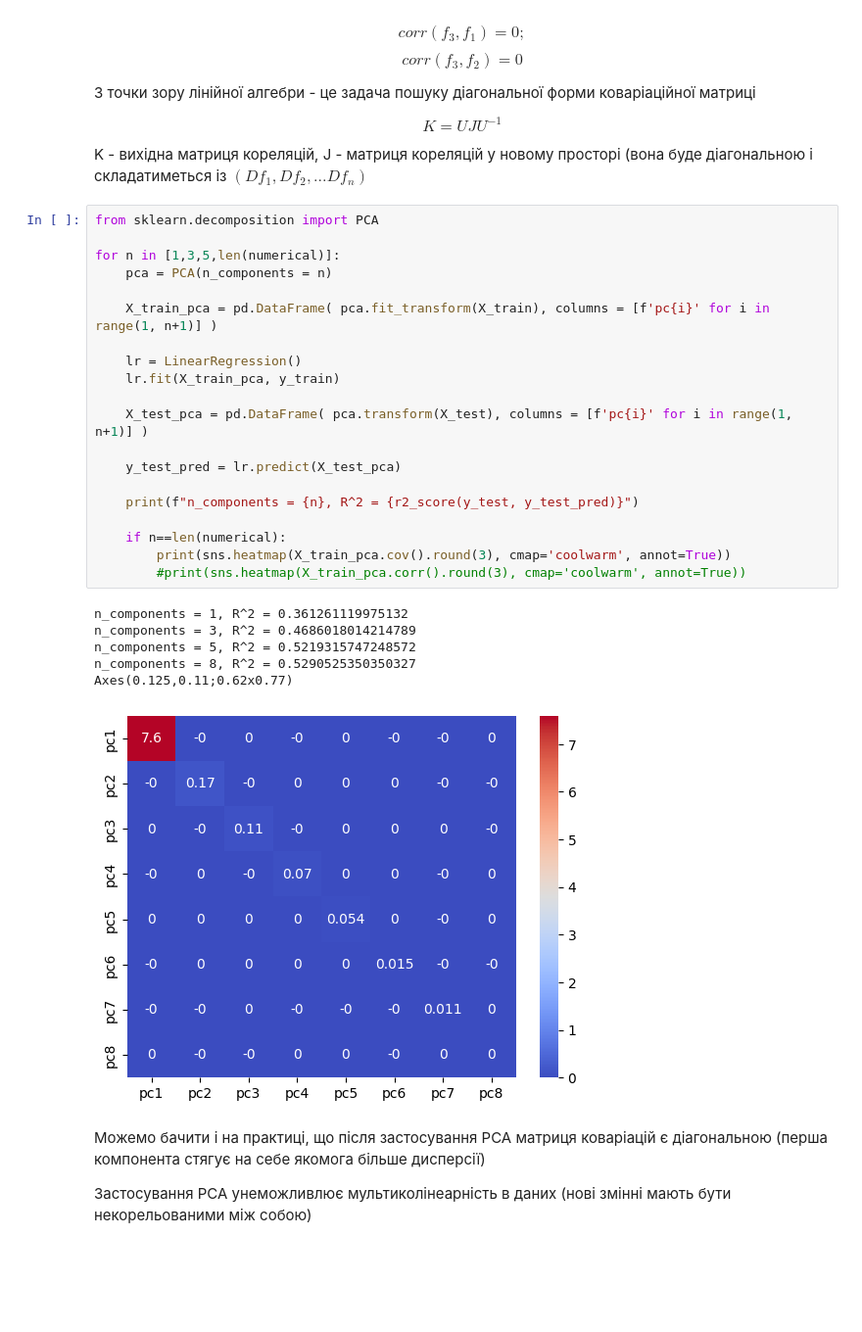
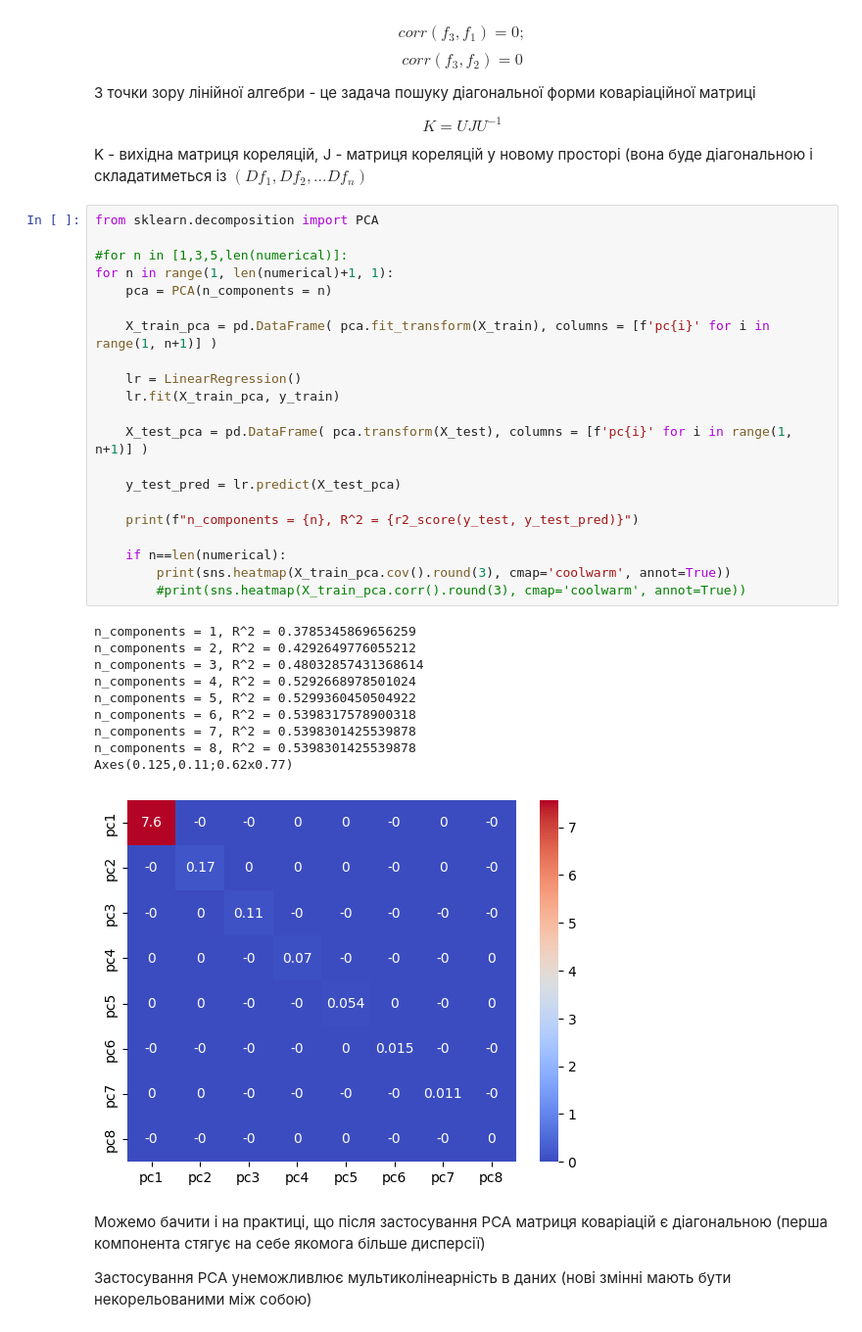
Before and after one commit to Krokha18/ml-intro-labs-2023, a Jupyter notebook: 04-multicolinearity/04-multicolinearity.ipynb, the cells around one changed output. Shown at 98% size. Drawn from its saved outputs; the diff is of its cells as text; blank space fills up the shorter version.

```diff
--- a/04-multicolinearity/04-multicolinearity.ipynb
+++ b/04-multicolinearity/04-multicolinearity.ipynb
@@ -332,30 +332,35 @@ K - вихідна матриця кореляцій, J - матриця кор
 # %%
 from sklearn.decomposition import PCA
 
-for n in [1,3,5,len(numerical)]:
+#for n in [1,3,5,len(numerical)]:
+for n in range(1, len(numerical)+1, 1):
     pca = PCA(n_components = n)
 
     X_train_pca = pd.DataFrame( pca.fit_transform(X_train), columns = [f'pc{i}' for i in range(1, n+1)] )
 
     lr = LinearRegression()
     lr.fit(X_train_pca, y_train)
 
     X_test_pca = pd.DataFrame( pca.transform(X_test), columns = [f'pc{i}' for i in range(1, n+1)] )
 
     y_test_pred = lr.predict(X_test_pca)
 
     print(f"n_components = {n}, R^2 = {r2_score(y_test, y_test_pred)}")
 
     if n==len(numerical):
         print(sns.heatmap(X_train_pca.cov().round(3), cmap='coolwarm', annot=True))
         #print(sns.heatmap(X_train_pca.corr().round(3), cmap='coolwarm', annot=True))
 # %% [output]
-n_components = 1, R^2 = 0.361261119975132
-n_components = 3, R^2 = 0.4686018014214789
-n_components = 5, R^2 = 0.5219315747248572
-n_components = 8, R^2 = 0.5290525350350327
+n_components = 1, R^2 = 0.3785345869656259
+n_components = 2, R^2 = 0.4292649776055212
+n_components = 3, R^2 = 0.48032857431368614
+n_components = 4, R^2 = 0.5292668978501024
+n_components = 5, R^2 = 0.5299360450504922
+n_components = 6, R^2 = 0.5398317578900318
+n_components = 7, R^2 = 0.5398301425539878
+n_components = 8, R^2 = 0.5398301425539878
 Axes(0.125,0.11;0.62x0.77)
-[figure, old version]
+[figure, new version]
 # %% [markdown]
 Можемо бачити і на практиці, що після застосування PCA матриця коваріацій є діагональною (перша компонента стягує на себе якомога більше дисперсії)
 
```
Also changed, not shown: parts of 6 cells of this notebook, 4 other files.
